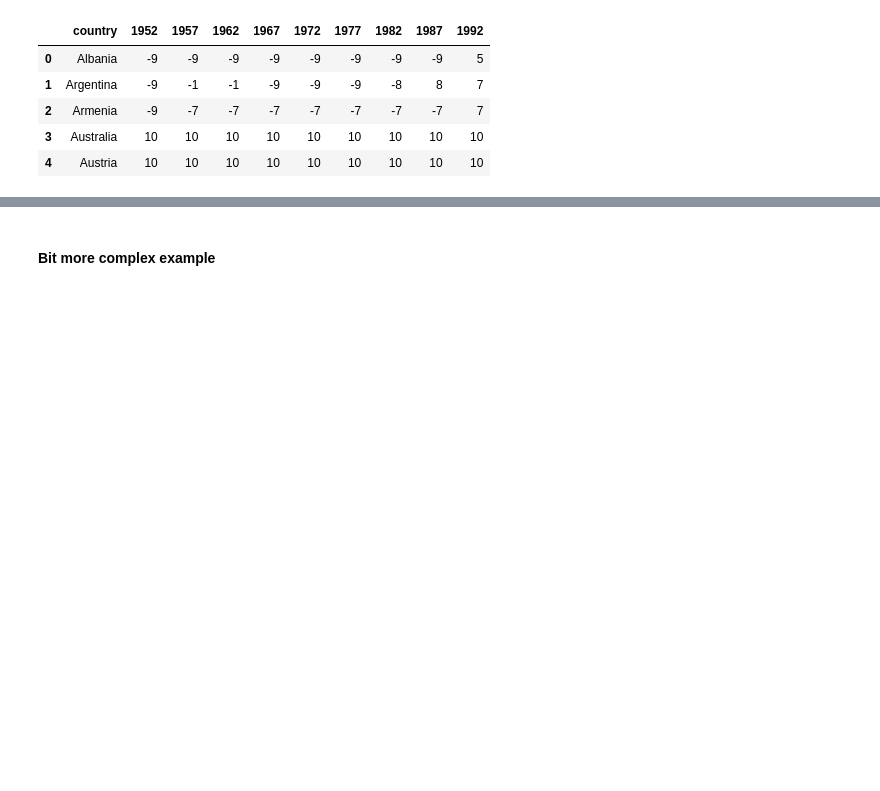
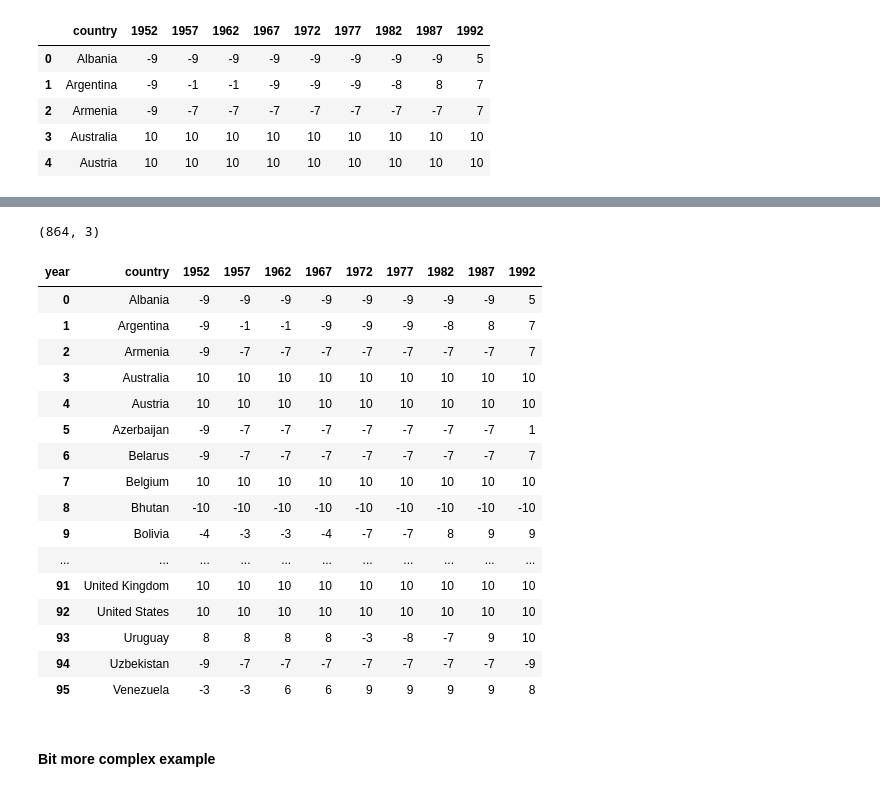
Before and after one commit to CodeupClassroom/hopper-classification-exercises, a Jupyter notebook: tidy_data_lesson.ipynb, the cells around one changed output, grey strips where cells are left out. Cells and saved outputs as stored; diff of their text form; code cells hidden in the pictures; blank space fills up the shorter version.

```diff
--- a/tidy_data_lesson.ipynb
+++ b/tidy_data_lesson.ipynb
@@ -409,2 +413,5 @@ df.head()
 # %%
 # convert dataframe in 'tidy' format (hint: pd.melt)
+
+df_long = df.melt(id_vars= 'country', var_name = 'year', value_name= 'score')
+df_long.head()
@@ -411,7 +425,29 @@ df.head()
 # %%
 # check shape of tidy dataframe
+df_long.shape
+# %% [output]
+(864, 3)
 # %%
 # convert the data back in wide format (hint: pivot_table)
+df_long.pivot_table(index = 'country', columns = 'year', values = 'score').reset_index()
+# %% [output]
+| year | country | 1952 | 1957 | 1962 | 1967 | 1972 | 1977 | 1982 | 1987 | 1992 |
+| 0 | Albania | -9 | -9 | -9 | -9 | -9 | -9 | -9 | -9 | 5 |
+| 1 | Argentina | -9 | -1 | -1 | -9 | -9 | -9 | -8 | 8 | 7 |
+| 2 | Armenia | -9 | -7 | -7 | -7 | -7 | -7 | -7 | -7 | 7 |
+| 3 | Australia | 10 | 10 | 10 | 10 | 10 | 10 | 10 | 10 | 10 |
+| 4 | Austria | 10 | 10 | 10 | 10 | 10 | 10 | 10 | 10 | 10 |
+| 5 | Azerbaijan | -9 | -7 | -7 | -7 | -7 | -7 | -7 | -7 | 1 |
+| 6 | Belarus | -9 | -7 | -7 | -7 | -7 | -7 | -7 | -7 | 7 |
+| 7 | Belgium | 10 | 10 | 10 | 10 | 10 | 10 | 10 | 10 | 10 |
+| 8 | Bhutan | -10 | -10 | -10 | -10 | -10 | -10 | -10 | -10 | -10 |
+| 9 | Bolivia | -4 | -3 | -3 | -4 | -7 | -7 | 8 | 9 | 9 |
+| ... | ... | ... | ... | ... | ... | ... | ... | ... | ... | ... |
+| 91 | United Kingdom | 10 | 10 | 10 | 10 | 10 | 10 | 10 | 10 | 10 |
+| 92 | United States | 10 | 10 | 10 | 10 | 10 | 10 | 10 | 10 | 10 |
+| 93 | Uruguay | 8 | 8 | 8 | 8 | -3 | -8 | -7 | 9 | 10 |
+| 94 | Uzbekistan | -9 | -7 | -7 | -7 | -7 | -7 | -7 | -7 | -9 |
+| 95 | Venezuela | -3 | -3 | 6 | 6 | 9 | 9 | 9 | 9 | 8 |
 # %% [markdown]
 #### Bit more complex example
 # %%
```
Also changed, not shown: parts of 8 cells of this notebook.
